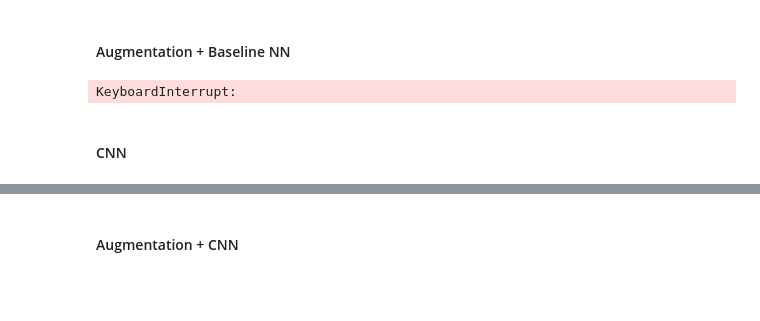
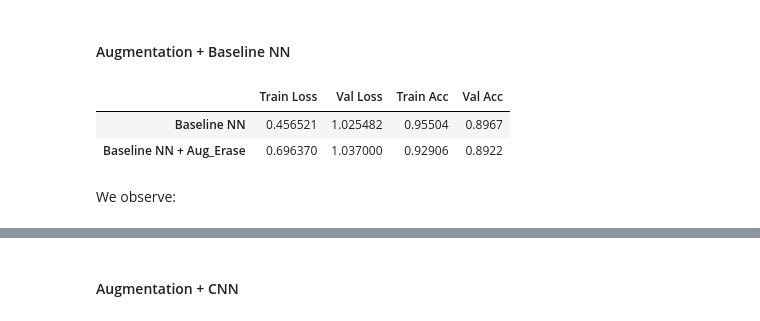
Before and after one commit to kenJPG/Fashion-MNIST, a Jupyter notebook: fashion_mnist.ipynb, the cells around one changed output, grey strips where cells are left out. Cells and saved outputs as stored; diff of their text form; code cells hidden in the pictures; blank space fills up the shorter version.

```diff
--- a/fashion_mnist.ipynb
+++ b/fashion_mnist.ipynb
@@ -1029,14 +1036,16 @@ We observe:
 # %%
 trainer.train_model(
 	'Baseline NN + Aug_Erase', BaseNN, # model
 	optim.Adam, {'lr': 1e-3}, # optimizer
 	train_augmented_erase, # data
-	early_stopping = CustomEarlyStopping(patience = 5, extra_train = 5, min_acc_delta = 0.05),
+	early_stopping = CustomEarlyStopping(patience = 10),
 	verbose=False
 )
 trainer.archive('Baseline NN + Aug_Erase')
 display(trainer.history)
 # %% [output]
-KeyboardInterrupt:
+|  | Train Loss | Val Loss | Train Acc | Val Acc |
+| Baseline NN | 0.456521 | 1.025482 | 0.95504 | 0.8967 |
+| Baseline NN + Aug_Erase | 0.696370 | 1.037000 | 0.92906 | 0.8922 |
-# %% [markdown]
-#### CNN
+# %% [markdown]
+We observe:
```
Also changed, not shown: parts of 14 cells of this notebook, 5 other files.
